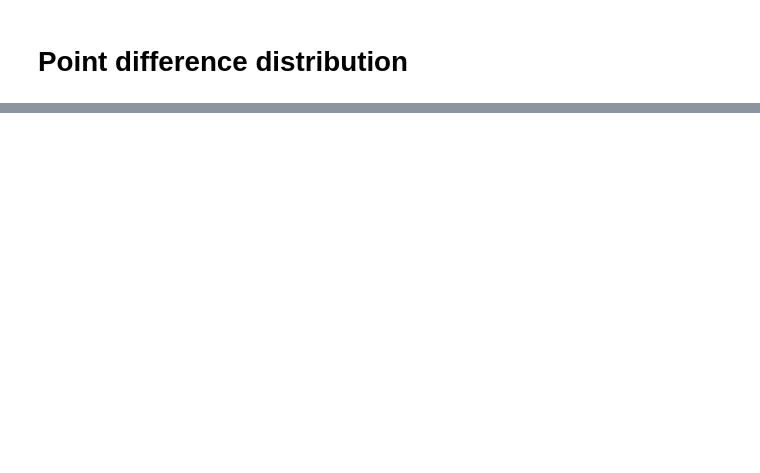
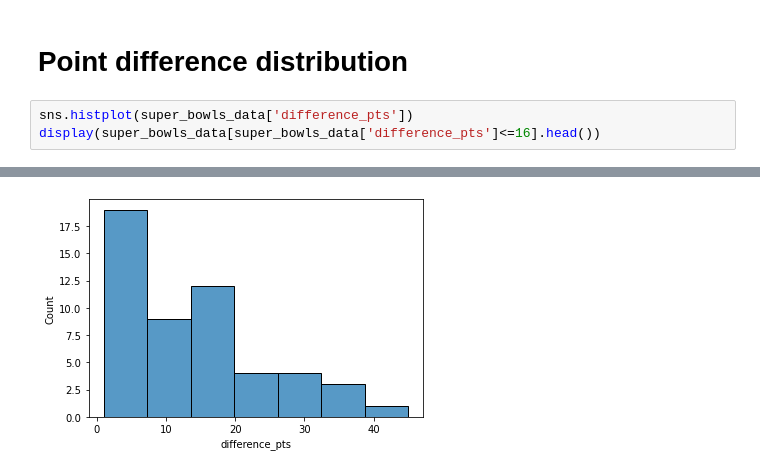
Before and after one commit to umar-khayam/DevNation_Tasks, a Jupyter notebook: 2021-11-09/Untitled.ipynb, the cells around one changed output, grey strips where cells are left out. Cells and saved outputs as stored; diff of their text form; blank space fills up the shorter version.

```diff
--- a/2021-11-09/Untitled.ipynb
+++ b/2021-11-09/Untitled.ipynb
@@ -121,2 +121,6 @@ sns.histplot(super_bowls_data['combined_pts'])
 # %% [markdown]
 # Point difference distribution
+# %%
+sns.histplot(super_bowls_data['difference_pts'])
+display(super_bowls_data[super_bowls_data['difference_pts']<=16].head())
+# %% [output]
@@ -122,0 +133 @@ sns.histplot(super_bowls_data['combined_pts'])
+[figure, added]
```
Also changed, not shown: parts of 17 cells of this notebook.
